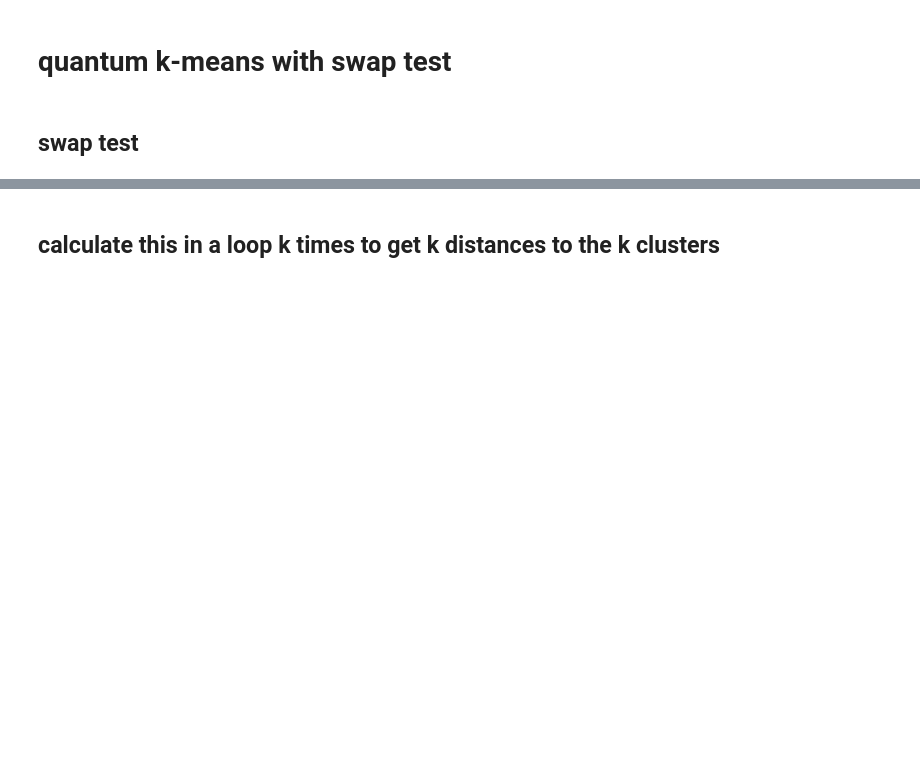
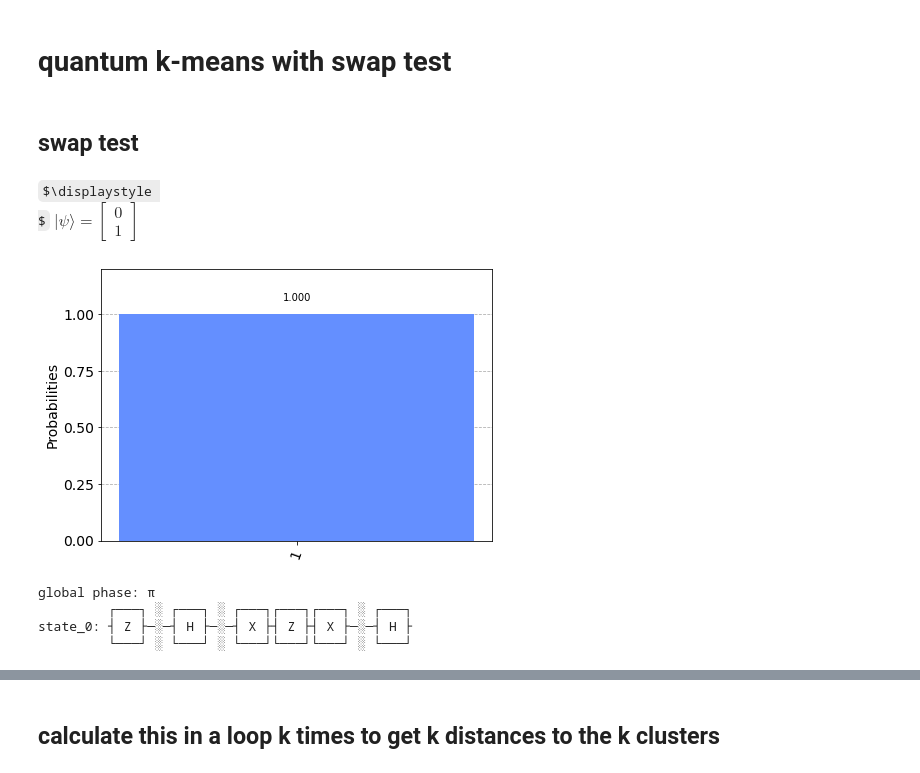
Before and after one commit to kingusiu/laspaclu, a Jupyter notebook: playground/kMeans_swapTest.ipynb, the cells around one changed output, grey strips where cells are left out. Drawn from its saved outputs; the diff is of its cells as text; code cells hidden in the pictures; some formulas as TeX source; blank space fills up the shorter version.

Commit message:
fixed zero state oracle to XZ (was XZX); adding qiskit grover version and state vector measurement

```diff
--- a/playground/kMeans_swapTest.ipynb
+++ b/playground/kMeans_swapTest.ipynb
@@ -78,15 +79,14 @@ def quantum_state_init(v1, v2):
 def calc_dist(overlap, Z):
     return 2*Z*np.abs(overlap)**2
 # %%
-# create oracle that flips amplitude of qubit corresponding to cluster number cluster_winner
-def create_cluster_oracle(qc, qr, cluster_winner):
-    # if cluster idx == 0, make matrix [-1 0; 0 1], which corresponds to gate sequence XZX
+def create_cluster_oracle_1qb(qc, cluster_winner):
+# if cluster idx == 0, make matrix [-1 0; 0 1], which corresponds to gate sequence XZX
     if cluster_winner == 0:
-        qc.x(qr)
-        qc.z(qr)
-        qc.x(qr)
+        qc.x(0)
+        qc.z(0)
+        #qc.x(0)
         return qc
     # if cluster idx == 1, make matrix [1 0; 0 -1], which corresponds to gate Z
     elif cluster_winner == 1:
-        qc.z(qr)
+        qc.z(0)
         return qc
@@ -114,3 +126,47 @@ def grover_search(oracle, qubits_n=2):
     # initialize all qubits to uniform amplitudes by applying Hadamard gate
     for q in range(qubits_n):
         qc.h(q)
+# %%
+def closest_cluster_idx_circuit(cluster_winner):
+    oracle = QuantumCircuit(1)
+    create_cluster_oracle_1qb(oracle, cluster_winner)
+    grover_op = GroverOperator(oracle, insert_barriers=True)
+    return grover_op
+# %%
+cluster_winner = 0
+grover_op = closest_cluster_idx_circuit(cluster_winner)
+# %%
+# get state vector after grover search
+backend = Aer.get_backend('statevector_simulator')
+qobj = assemble(grover_op)
+result = backend.run(qobj).result()
+statevec = result.get_statevector()
+from qiskit_textbook.tools import vector2latex
+vector2latex(statevec, pretext="|\\psi\\rangle =")
+# %% [output]
+$\displaystyle
+$$ |\psi\rangle =\begin{bmatrix}
+0 \\
+1\end{bmatrix} $
+# %%
+# run actual experiment and measure output
+grover_op.measure_all()
+
+qasm_sim = Aer.get_backend('qasm_simulator')
+qobj = assemble(grover_op)
+result = qasm_sim.run(qobj).result()
+counts = result.get_counts()
+plot_histogram(counts)
+# %% [output]
+[figure, added]
+# %%
+cluster_winner = 1
+oracle = QuantumCircuit(1)
+create_cluster_oracle_1qb(oracle, cluster_winner)
+grover_op = GroverOperator(oracle, insert_barriers=True)
+grover_op.draw()
+# %% [output]
+global phase: π
+         ┌───┐ ░ ┌───┐ ░ ┌───┐┌───┐┌───┐ ░ ┌───┐
+state_0: ┤ Z ├─░─┤ H ├─░─┤ X ├┤ Z ├┤ X ├─░─┤ H ├
+         └───┘ ░ └───┘ ░ └───┘└───┘└───┘ ░ └───┘
```
Also changed, not shown: parts of 8 cells of this notebook.
